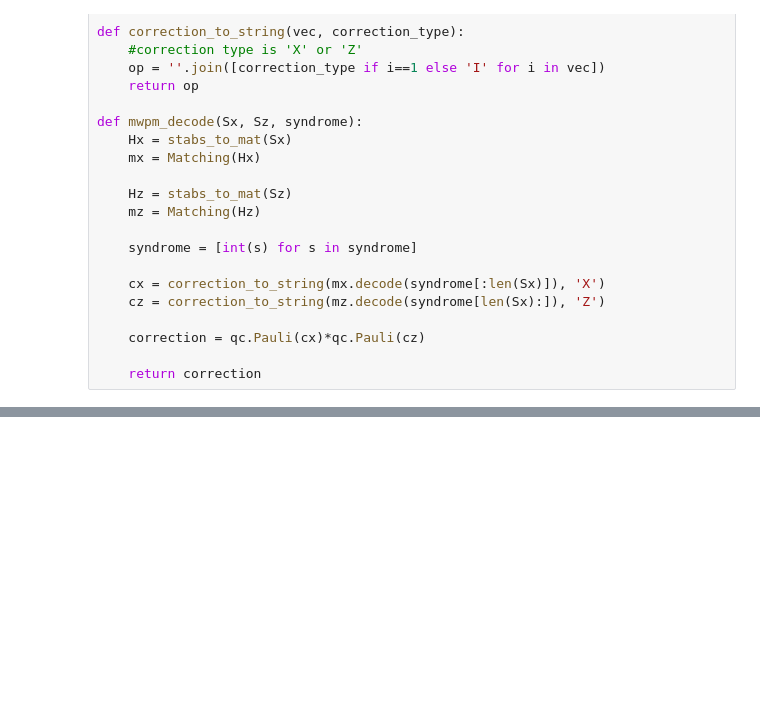
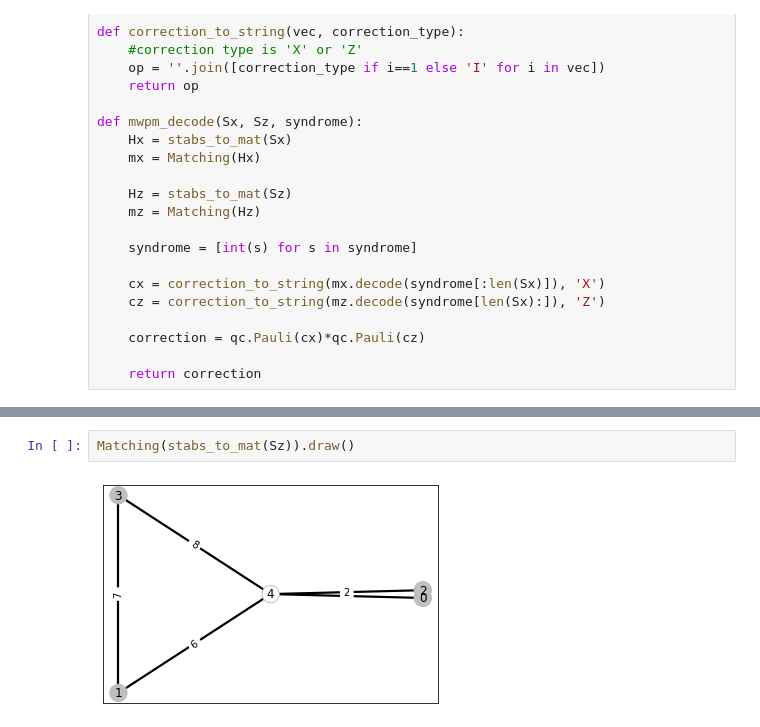
Before and after one commit to jpmarceaux/QuantumHardwareSubgroup, a Jupyter notebook: Compass Codes Prototyping .ipynb, the cells around one changed output, grey strips where cells are left out. Saved outputs shown, nothing was run; the diff lists cells and outputs as text; blank space fills up the shorter version.

```diff
--- a/Compass Codes Prototyping .ipynb
+++ b/Compass Codes Prototyping .ipynb
@@ -660,0 +670,4 @@ print(r_failure)
+# %%
+Matching(stabs_to_mat(Sz)).draw()
+# %% [output]
+[figure, added]
```
Also changed, not shown: parts of 5 cells of this notebook.
